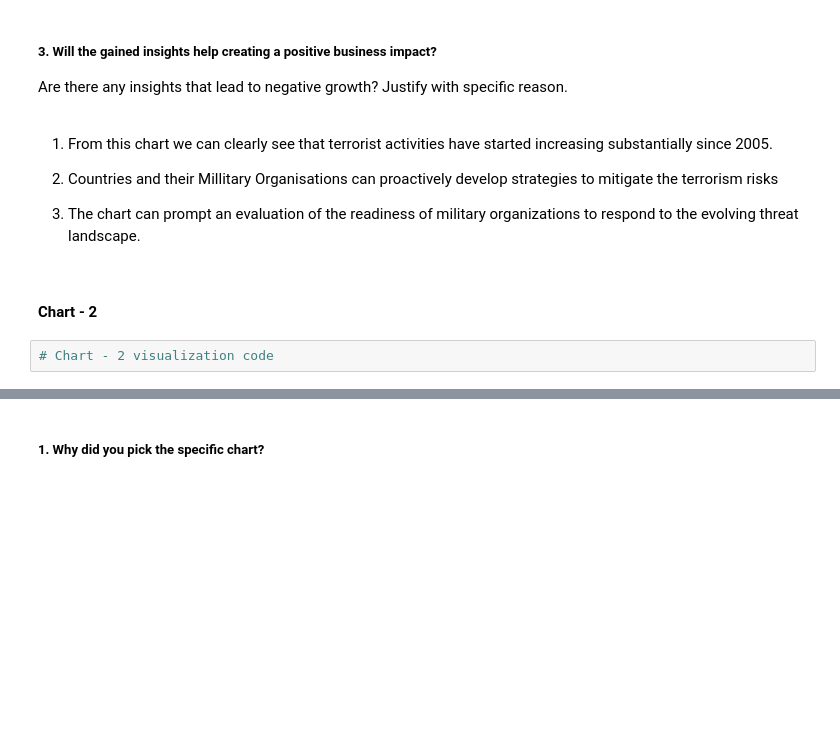
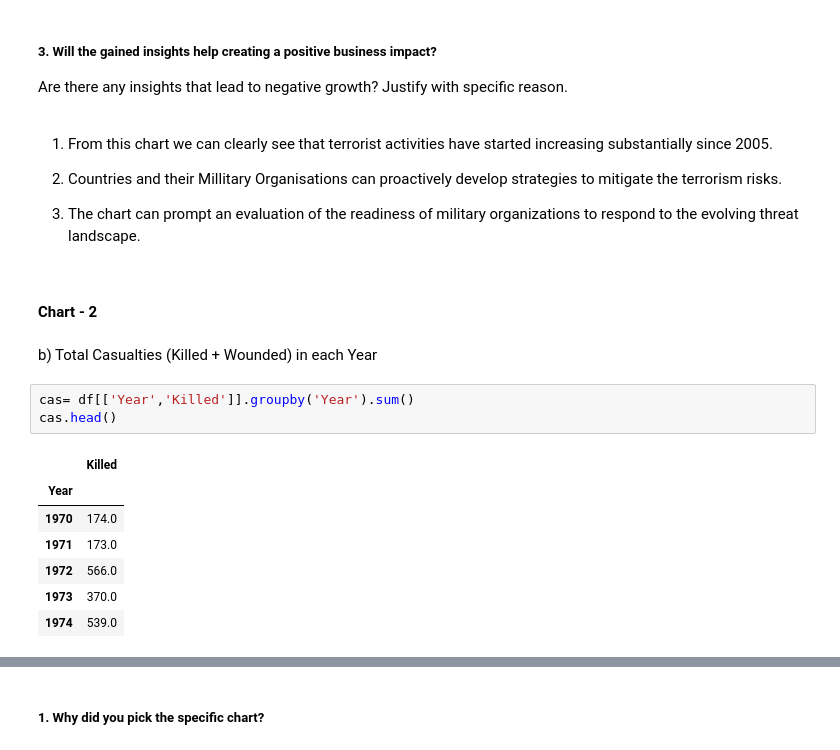
Before and after one commit to Amrit007-droid/Global-Terrorism-Dataset-EDA-, a Jupyter notebook: Global_Terrorism_Dataset_EDA_submission_.ipynb, the cells around one changed output, grey strips where cells are left out. Drawn from its saved outputs; the diff is of its cells as text; blank space fills up the shorter version.

```diff
--- a/Global_Terrorism_Dataset_EDA_submission_.ipynb
+++ b/Global_Terrorism_Dataset_EDA_submission_.ipynb
@@ -484,10 +484,21 @@ Are there any insights that lead to negative growth? Justify with specific reaso
 
 
 1.   From this chart we can clearly see that terrorist activities have started increasing substantially since 2005.
-2.   Countries and their Millitary Organisations can proactively develop strategies to mitigate the terrorism risks
+2.   Countries and their Millitary Organisations can proactively develop strategies to mitigate the terrorism risks.
 
 1.   The chart can prompt an evaluation of the readiness of military organizations to respond to the evolving threat landscape.
 # %% [markdown]
 #### Chart - 2
-# %%
-# Chart - 2 visualization code
+# %% [markdown]
+b) Total Casualties (Killed + Wounded) in each Year
+# %%
+cas= df[['Year','Killed']].groupby('Year').sum()
+cas.head()
+# %% [output]
+|  | Killed |
+| Year |  |
+| 1970 | 174.0 |
+| 1971 | 173.0 |
+| 1972 | 566.0 |
+| 1973 | 370.0 |
+| 1974 | 539.0 |
```
Also changed, not shown: parts of 8 cells of this notebook.
